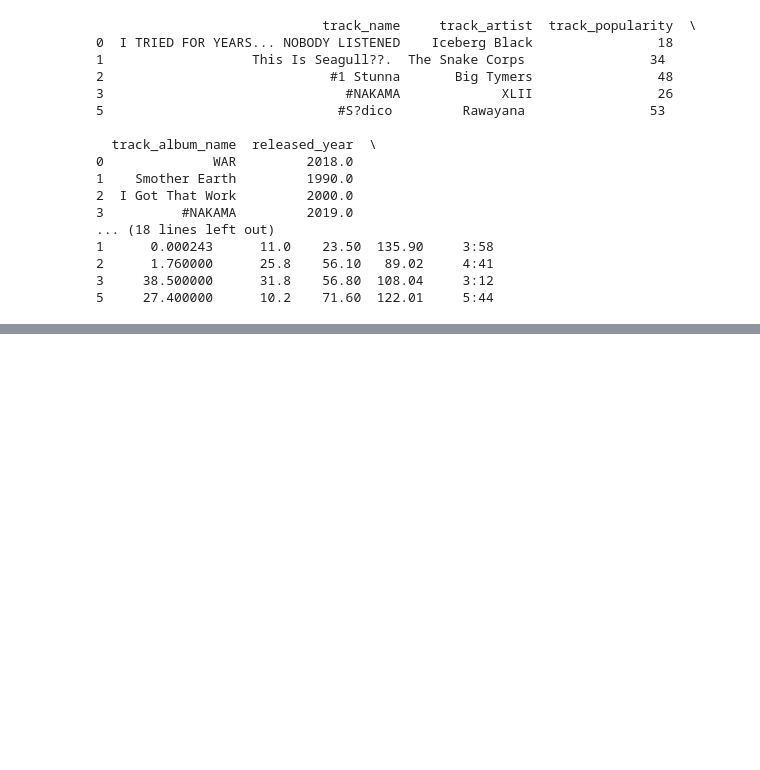
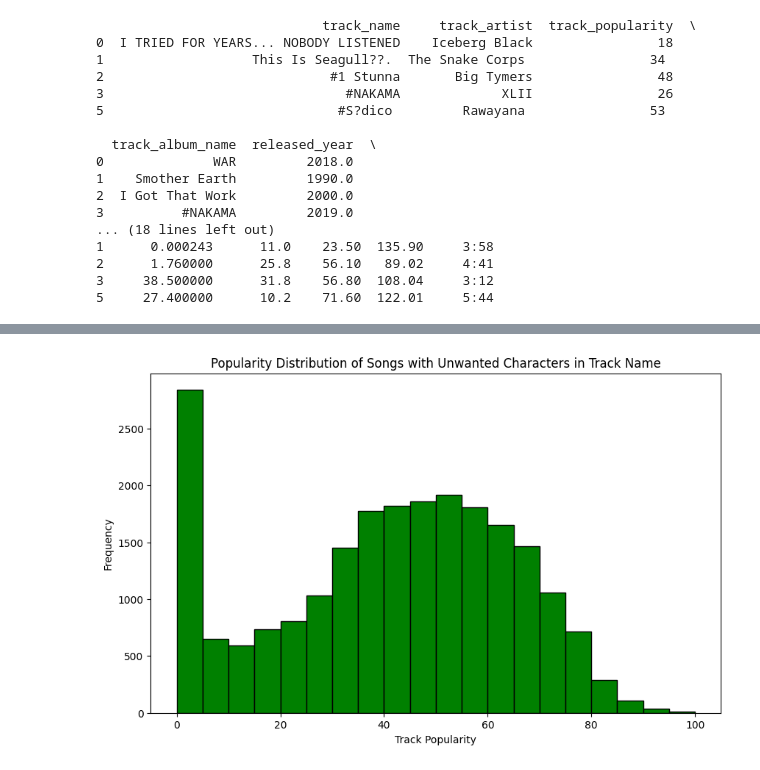
Before and after one commit to ShamindaKanchana/SpotifyTrendsAnalyzer, a Jupyter notebook: Notebook/spotifyTrendsAnalyzer.ipynb, the cells around one changed output, grey strips where cells are left out. Saved outputs shown, nothing was run; the diff lists cells and outputs as text; code cells hidden in the pictures; blank space fills up the shorter version.

```diff
--- a/Notebook/spotifyTrendsAnalyzer.ipynb
+++ b/Notebook/spotifyTrendsAnalyzer.ipynb
@@ -118,0 +183,9 @@ print(df2.head(5))
+# %%
+plt.figure(figsize=(10, 6))
+plt.hist(df2['track_popularity'], bins=20, color='green', edgecolor='black')
+plt.title('Popularity Distribution of Songs with Unwanted Characters in Track Name')
+plt.xlabel('Track Popularity')
+plt.ylabel('Frequency')
+plt.show()
+# %% [output]
+[figure, added]
```
Also changed, not shown: parts of 11 cells of this notebook.
